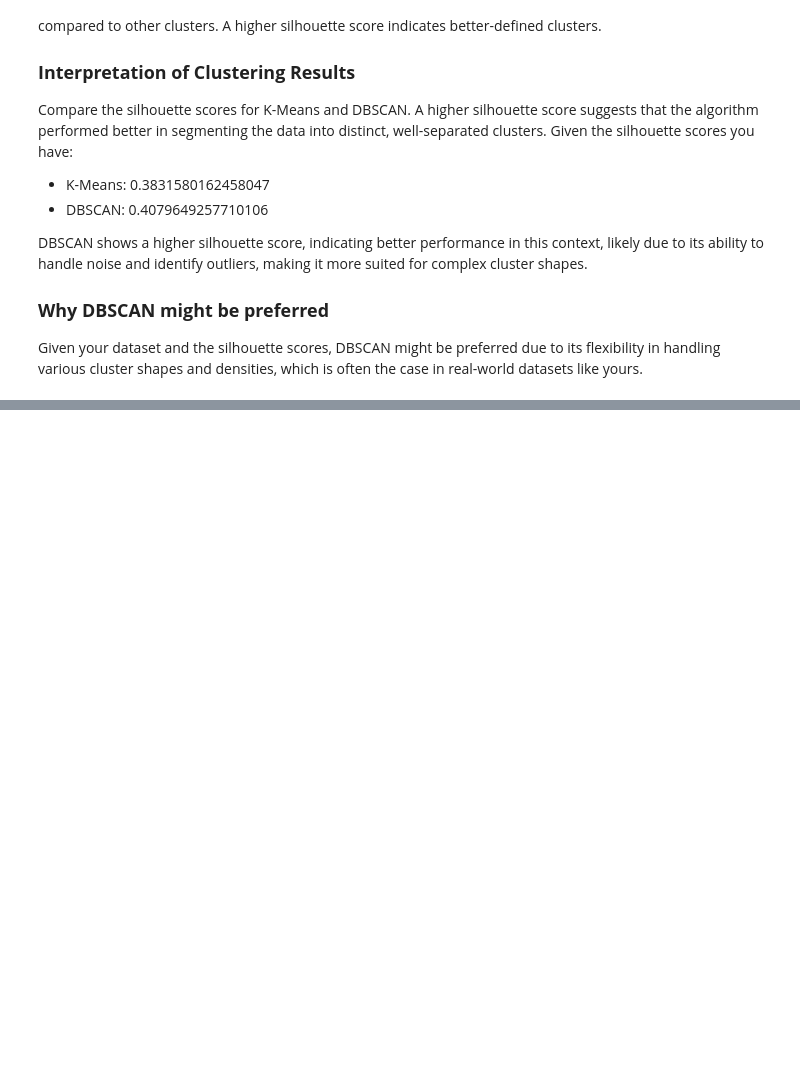
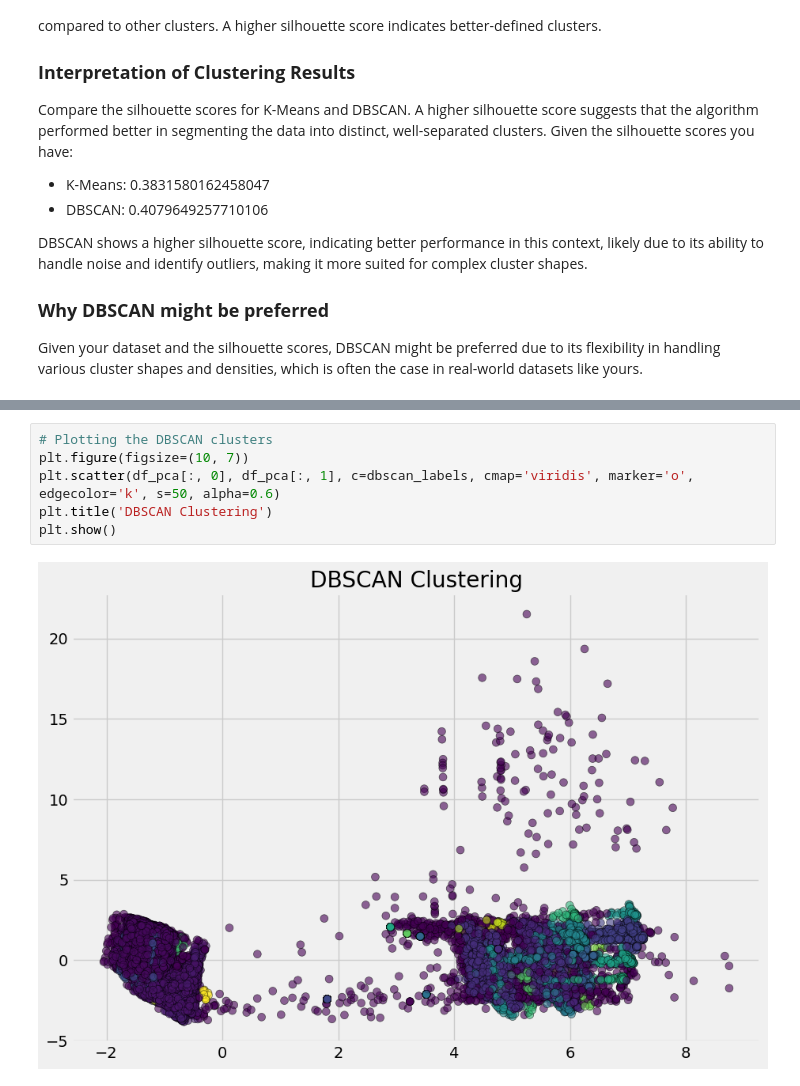
Before and after one commit to CarlaDubehizaRibera/ML2024CA1-CARLA-RIBERA, a Jupyter notebook: CA1ML2024 - CARLA RIBERA2022368.ipynb, the cells around one changed output, grey strips where cells are left out. Drawn from its saved outputs; the diff is of its cells as text; blank space fills up the shorter version.

```diff
--- a/CA1ML2024 - CARLA RIBERA2022368.ipynb
+++ b/CA1ML2024 - CARLA RIBERA2022368.ipynb
@@ -340,0 +359,8 @@ Given your dataset and the silhouette scores, DBSCAN might be preferred due to i
+# %%
+# Plotting the DBSCAN clusters
+plt.figure(figsize=(10, 7))
+plt.scatter(df_pca[:, 0], df_pca[:, 1], c=dbscan_labels, cmap='viridis', marker='o', edgecolor='k', s=50, alpha=0.6)
+plt.title('DBSCAN Clustering')
+plt.show()
+# %% [output]
+[figure, added]
```
Also changed, not shown: parts of 3 cells of this notebook.
